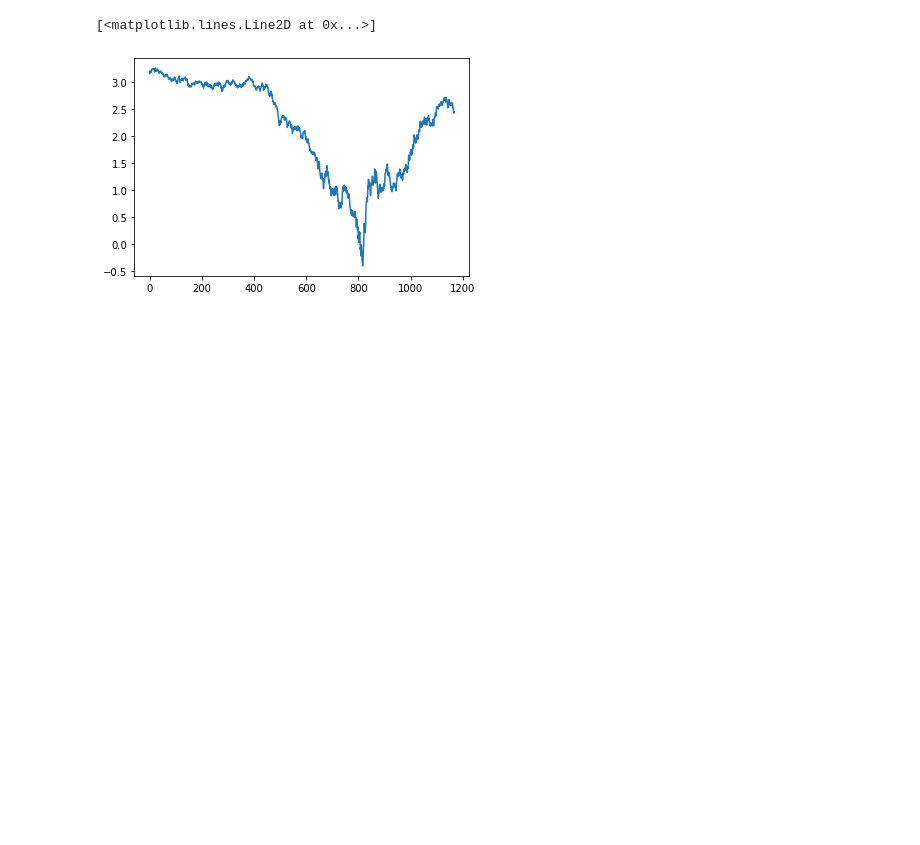
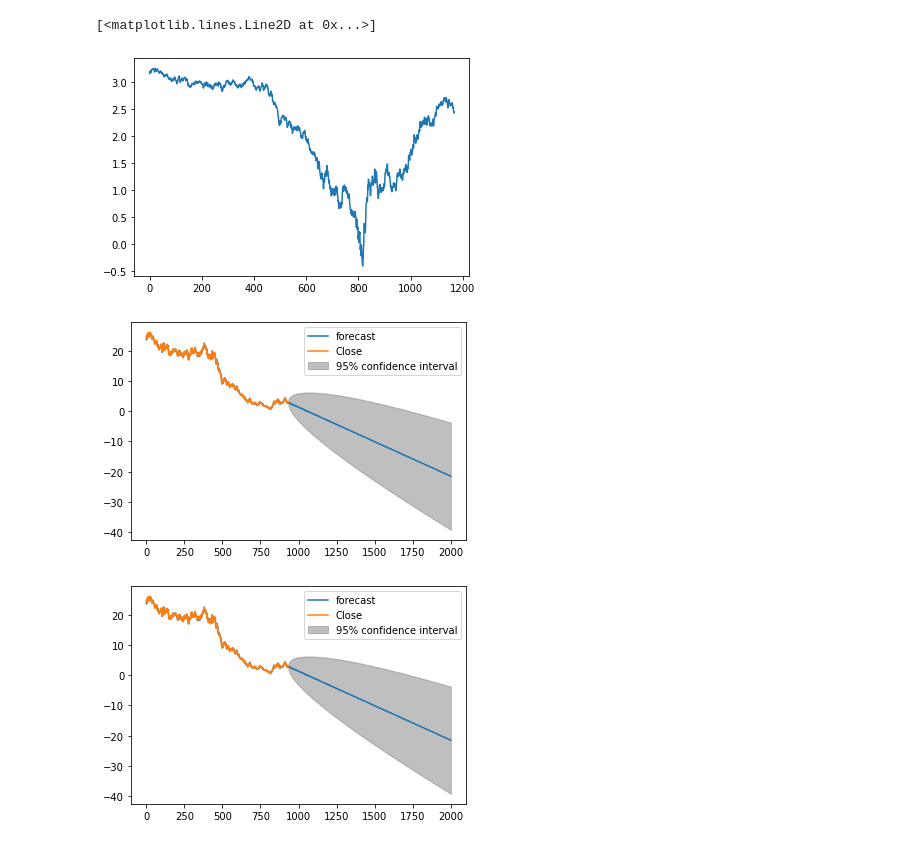
Before and after one commit to Jarice8893/Project-3, a Jupyter notebook: machine learning.ipynb, the cells around one changed output. Drawn from its saved outputs; the diff is of its cells as text; code cells hidden in the pictures; blank space fills up the shorter version.

```diff
--- a/machine learning.ipynb
+++ b/machine learning.ipynb
@@ -644,3 +671,8 @@ plt.plot(df_log)
 # %% [output]
 [<matplotlib.lines.Line2D at 0x...>]
 [figure]
+# %%
+result.plot_predict(1,2000)
+# %% [output]
+[figure, added]
+[figure, added]
```
Also changed, not shown: parts of 33 cells of this notebook.
